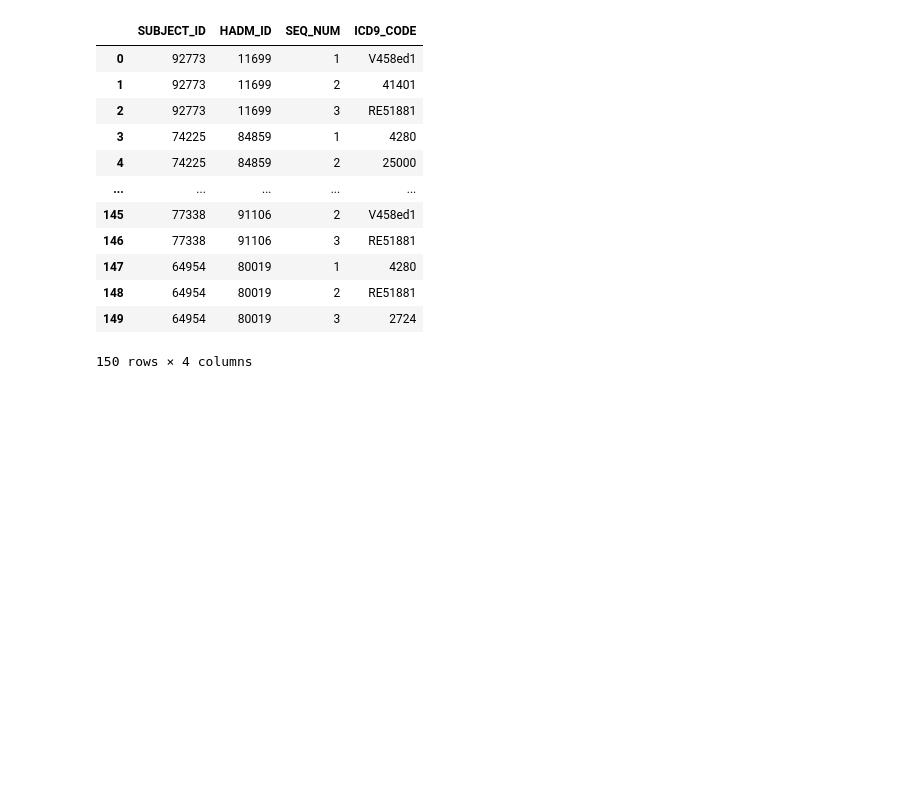
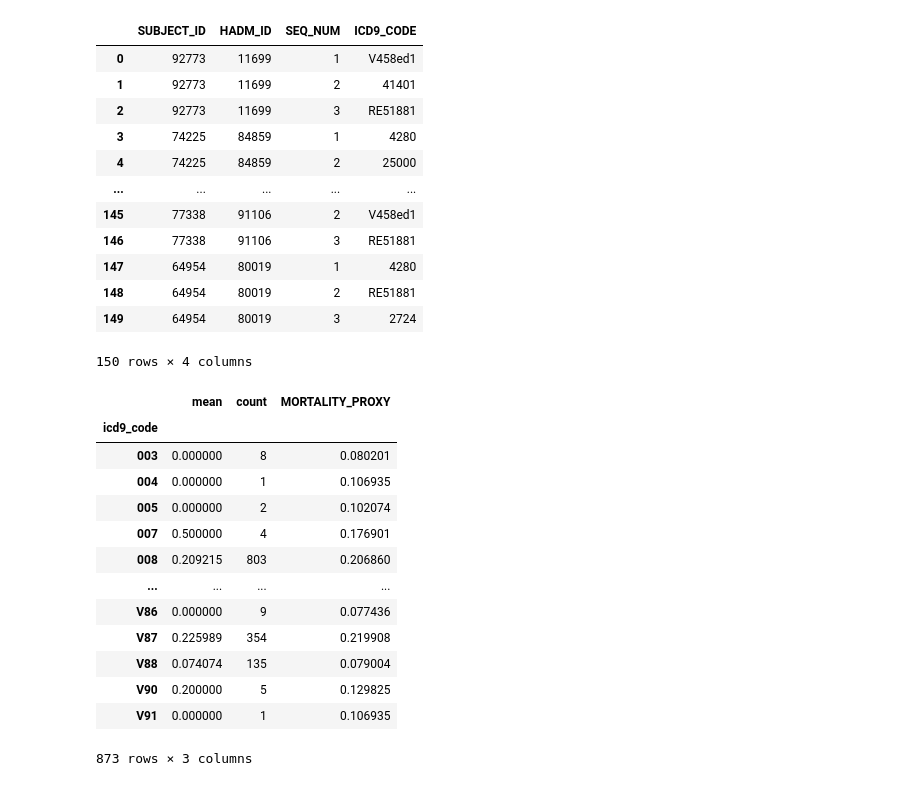
Before and after one commit to gnlmano/Probability-of-Death-KNN, a Jupyter notebook: notebooks/scratch_file.ipynb, the cells around one changed output. Saved outputs shown, nothing was run; the diff lists cells and outputs as text; code cells hidden in the pictures; blank space fills up the shorter version.

```diff
--- a/notebooks/scratch_file.ipynb
+++ b/notebooks/scratch_file.ipynb
@@ -644,0 +753,17 @@ def test_model_predict(trained_model_and_mapping):
+# %%
+icd_stats
+# %% [output]
+|  | mean | count | MORTALITY_PROXY |
+| icd9_code |  |  |  |
+| 003 | 0.000000 | 8 | 0.080201 |
+| 004 | 0.000000 | 1 | 0.106935 |
+| 005 | 0.000000 | 2 | 0.102074 |
+| 007 | 0.500000 | 4 | 0.176901 |
+| 008 | 0.209215 | 803 | 0.206860 |
+| ... | ... | ... | ... |
+| V86 | 0.000000 | 9 | 0.077436 |
+| V87 | 0.225989 | 354 | 0.219908 |
+| V88 | 0.074074 | 135 | 0.079004 |
+| V90 | 0.200000 | 5 | 0.129825 |
+| V91 | 0.000000 | 1 | 0.106935 |
+873 rows × 3 columns
```
Also changed, not shown: parts of 12 cells of this notebook, 7 other files.
